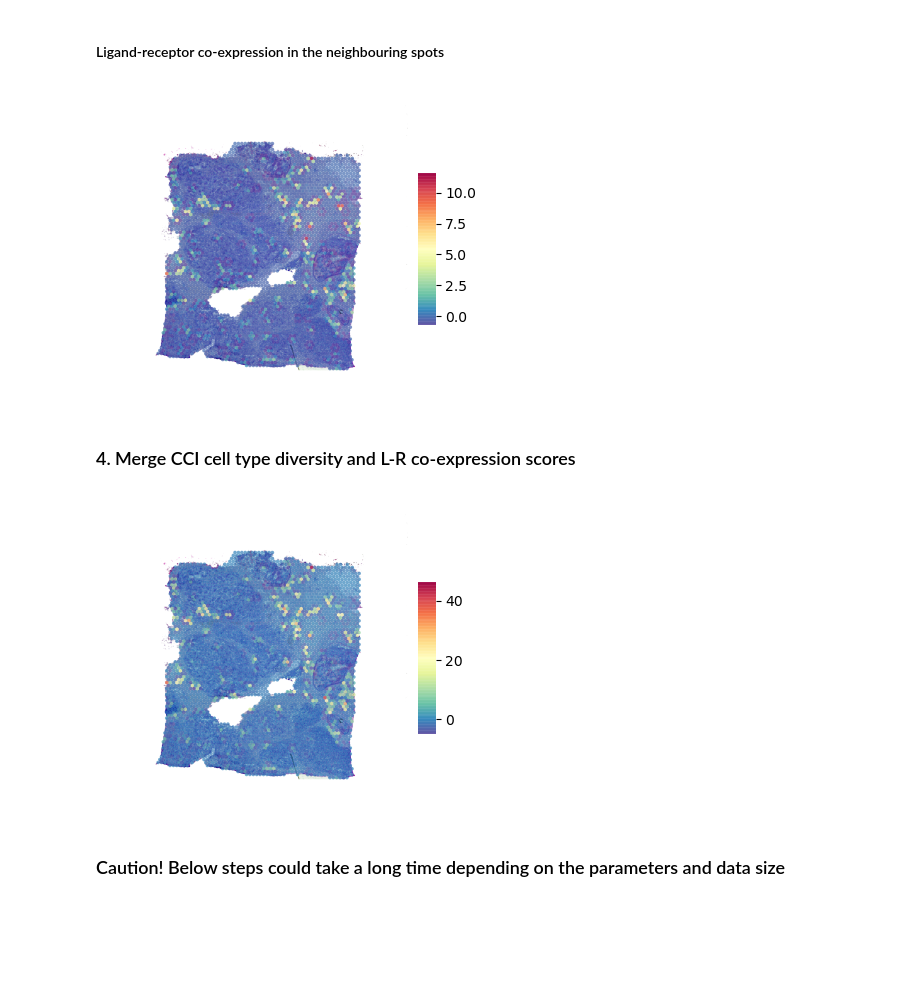
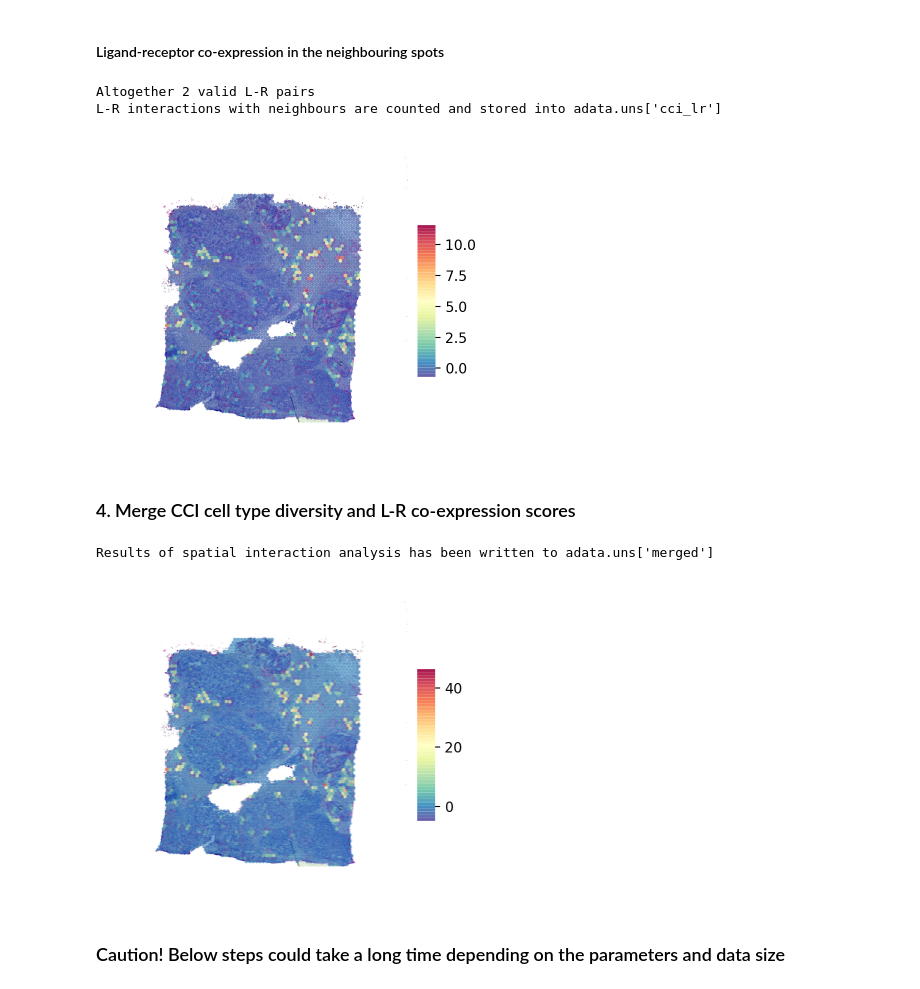
Before and after one commit to BiomedicalMachineLearning/stLearn, a Jupyter notebook: tutorials/cci_single-lr_between-spot.ipynb, the cells around one changed output. Cells and saved outputs as stored; diff of their text form; code cells hidden in the pictures; blank space fills up the shorter version.

```diff
--- a/tutorials/cci_single-lr_between-spot.ipynb
+++ b/tutorials/cci_single-lr_between-spot.ipynb
@@ -15,7 +15,6 @@ st.add.image(adata=data, imgpath="C:\\Users\\uqjxu8\\GIH\\Bioinformatics\\SPA\\D
 st.pp.filter_genes(data,min_cells=3)
 st.pp.normalize_total(data)
 st.pp.scale(data)
-data.obsm['scaled'] = pd.DataFrame(data.X, data.obs_names, data.var_names)
 # %% [output]
 Variable names are not unique. To make them unique, call `.var_names_make_unique`.
 Variable names are not unique. To make them unique, call `.var_names_make_unique`.
@@ -44,17 +50,20 @@ data.uns["lr"] = ['IL34_CSF1R']
 # %% [markdown]
 #### Ligand-receptor co-expression in the neighbouring spots
 # %%
-st.tl.cci.base.lr(adata=data, use_data='scaled')
+st.tl.cci.base.lr(adata=data)
 st.pl.het_plot(data, use_het='cci_lr', data_alpha=0.7, name='cci_lr', output='.')
 # %% [output]
+Altogether 2 valid L-R pairs
+L-R interactions with neighbours are counted and stored into adata.uns['cci_lr']
-[figure, old version]
+[figure, new version]
 # %% [markdown]
 ### 4. Merge CCI cell type diversity and L-R co-expression scores
 # %%
 st.tl.cci.merge(data, use_lr='cci_lr', use_het='cci_het')
 st.pl.het_plot(data, use_het='merged', data_alpha=0.7, name='merged', output='.')
 # %% [output]
+Results of spatial interaction analysis has been written to adata.uns['merged']
-[figure, old version]
+[figure, new version]
 # %% [markdown]
 ### Caution! Below steps could take a long time depending on the parameters and data size
 # %% [markdown]
```
Also changed, not shown: parts of 8 cells of this notebook, 3 other files.
